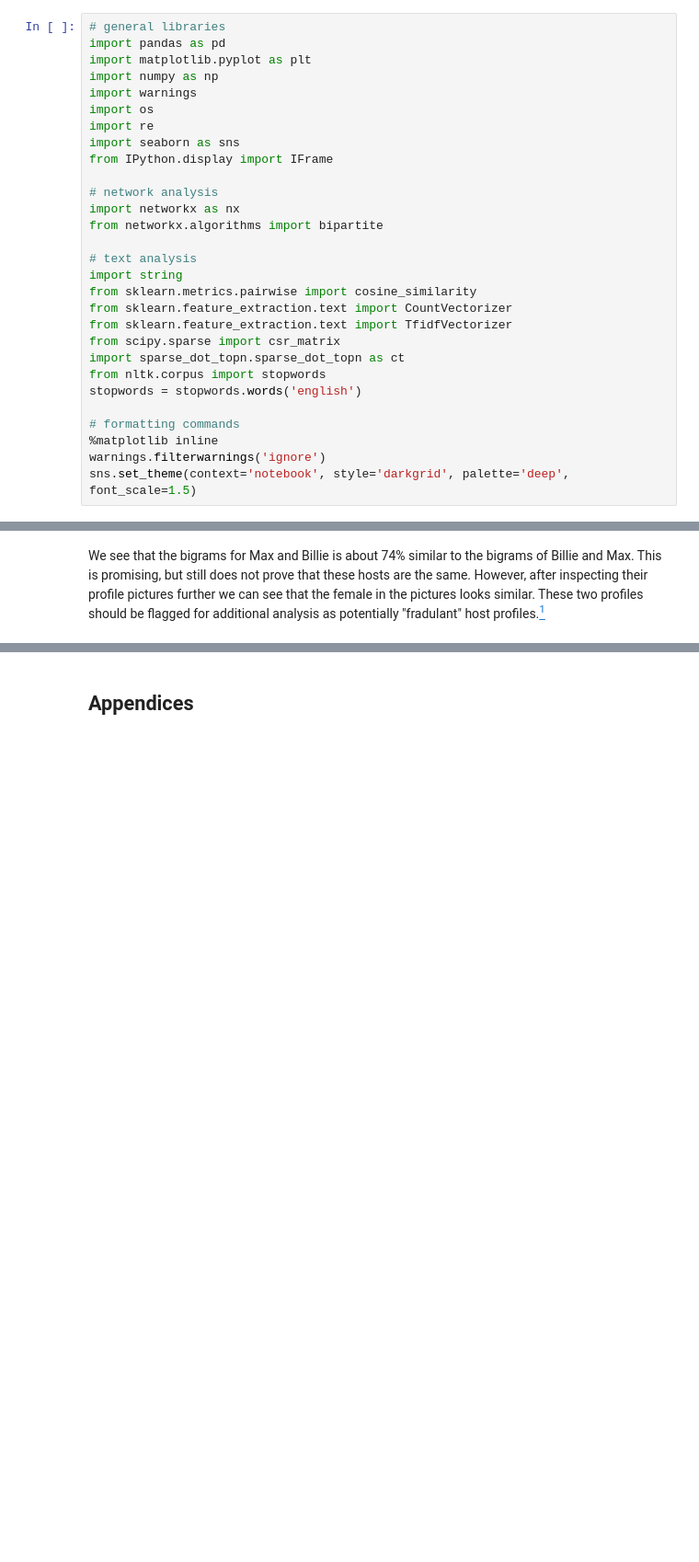
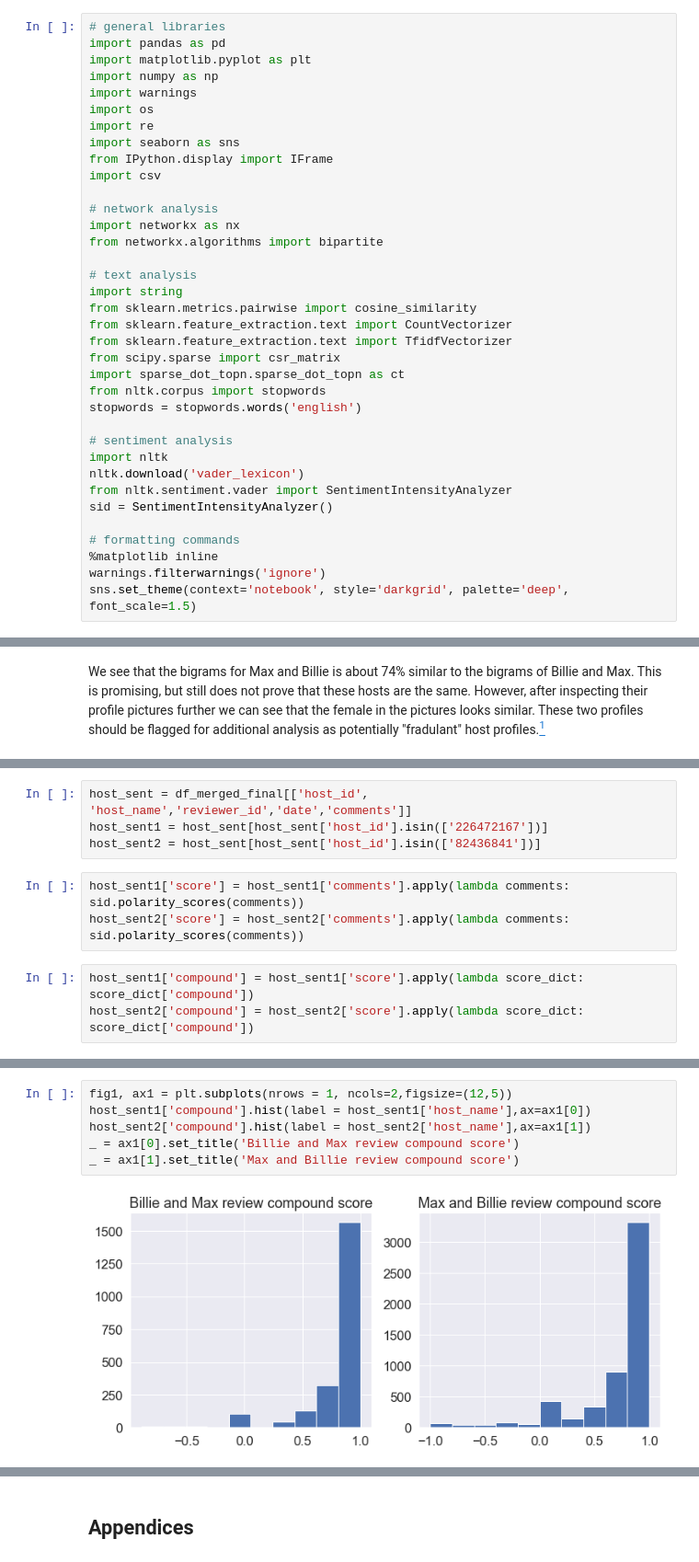
Before and after one commit to sbiguzzi/data620, a Jupyter notebook: Assignments/FinalProject/Data620_FinalProject.ipynb, the cells around one changed output, grey strips where cells are left out. Shown at 92% size. Drawn from its saved outputs; the diff is of its cells as text; blank space fills up the shorter version.

```diff
--- a/Assignments/FinalProject/Data620_FinalProject.ipynb
+++ b/Assignments/FinalProject/Data620_FinalProject.ipynb
@@ -44,6 +44,7 @@ import os
 import re
 import seaborn as sns
 from IPython.display import IFrame
+import csv
 
 # network analysis
 import networkx as nx
@@ -59,6 +60,12 @@ import sparse_dot_topn.sparse_dot_topn as ct
 from nltk.corpus import stopwords
 stopwords = stopwords.words('english')
 
+# sentiment analysis
+import nltk
+nltk.download('vader_lexicon')
+from nltk.sentiment.vader import SentimentIntensityAnalyzer
+sid = SentimentIntensityAnalyzer()
+
 # formatting commands
 %matplotlib inline
 warnings.filterwarnings('ignore')
@@ -567,0 +584,10 @@ Billie and Max Profile Pic
+# %%
+host_sent = df_merged_final[['host_id', 'host_name','reviewer_id','date','comments']]
+host_sent1 = host_sent[host_sent['host_id'].isin(['226472167'])]
+host_sent2 = host_sent[host_sent['host_id'].isin(['82436841'])]
+# %%
+host_sent1['score'] = host_sent1['comments'].apply(lambda comments: sid.polarity_scores(comments))
+host_sent2['score'] = host_sent2['comments'].apply(lambda comments: sid.polarity_scores(comments))
+# %%
+host_sent1['compound'] = host_sent1['score'].apply(lambda score_dict: score_dict['compound'])
+host_sent2['compound'] = host_sent2['score'].apply(lambda score_dict: score_dict['compound'])
@@ -568,3 +610,11 @@ Billie and Max Profile Pic
+# %%
+fig1, ax1 = plt.subplots(nrows = 1, ncols=2,figsize=(12,5))
+host_sent1['compound'].hist(label = host_sent1['host_name'],ax=ax1[0])
+host_sent2['compound'].hist(label = host_sent2['host_name'],ax=ax1[1])
+_ = ax1[0].set_title('Billie and Max review compound score')
+_ = ax1[1].set_title('Max and Billie review compound score')
+# %% [output]
+[figure, added]
 # %% [markdown]
 ## Limitations
 One of the limiting factors for this analysis was time. If we could write image recognition code and run not only profile pictures but pictures of listings through it, we could bolster our claims of fradulant hosts. Furthermore, if we could automate more of these processes we would be able to come by a list of potentially fradulent hosts and flag them all for review, rather than analyzing them individually as we did above. Finally, the ability to have more identifying information would have helped confirm if our flags were accurate or not.
```
Also changed, not shown: parts of 15 cells of this notebook, 1 other file.
